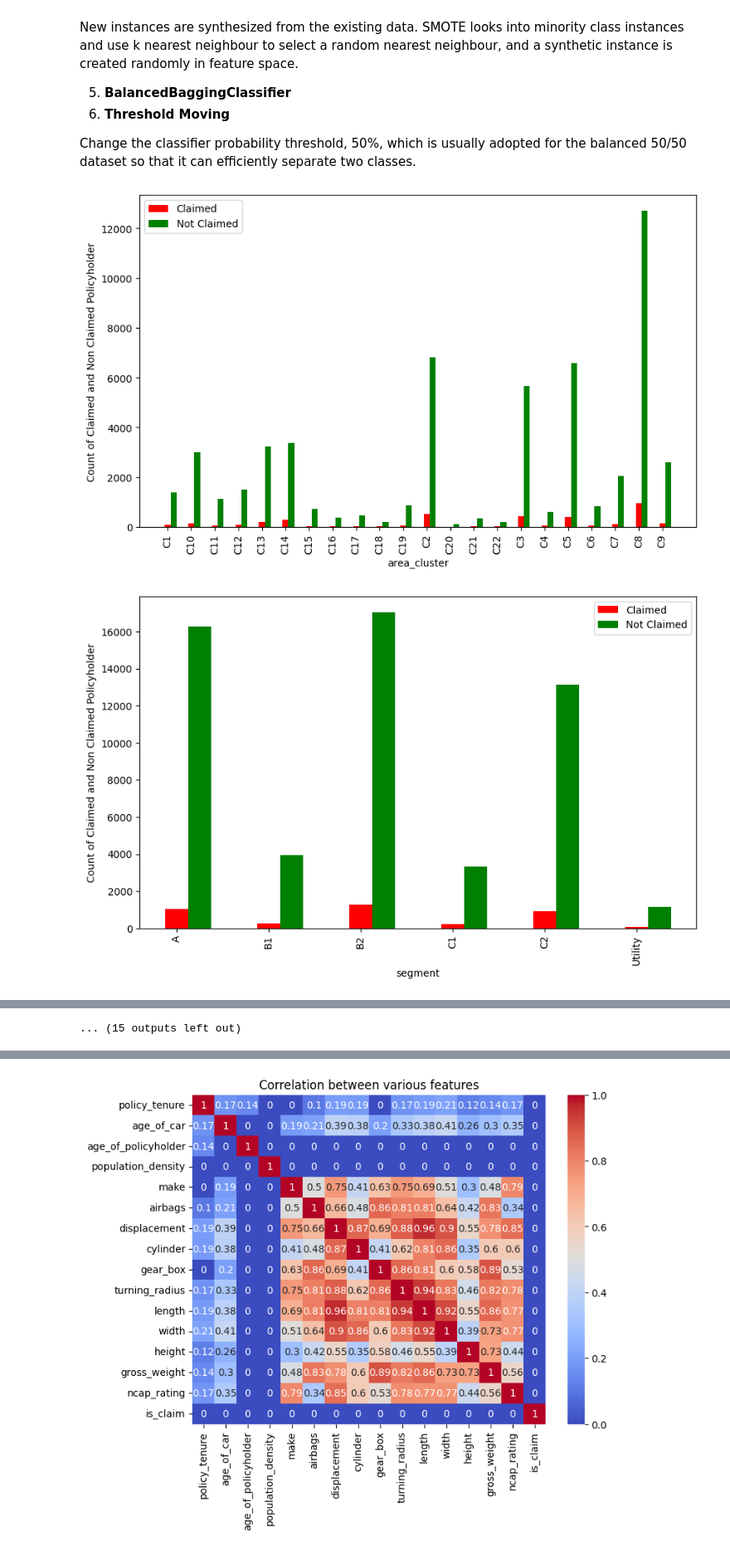
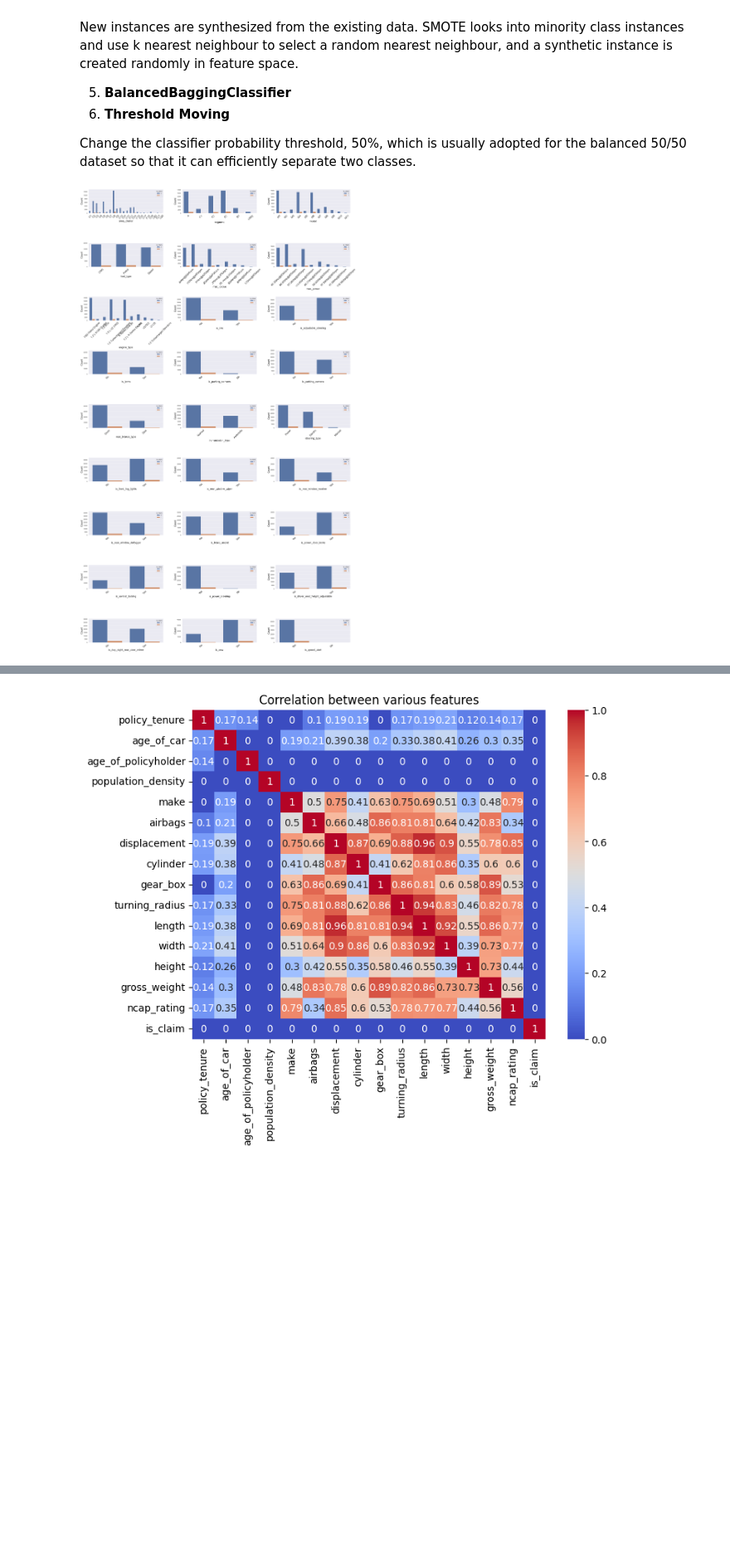
Before and after one commit to AI-13/Car-Insurance-Claim-Prediction, a Jupyter notebook: Car Insurance Claim Modelling 1.ipynb, the cells around one changed output, grey strips where cells are left out. Shown at 83% size. Drawn from its saved outputs; the diff is of its cells as text; code cells hidden in the pictures; blank space fills up the shorter version.

Commit message:
Tight_layout for the categorical variables visual. Train test split. Start modelling. Scikit learn installed.

```diff
--- a/Car Insurance Claim Modelling 1.ipynb
+++ b/Car Insurance Claim Modelling 1.ipynb
@@ -182,35 +174,26 @@ New instances are synthesized from the existing data. SMOTE looks into minority
 Change the classifier probability threshold, 50%, which is usually adopted for the balanced 50/50 dataset so that it can efficiently separate two classes.
 # %%
 ## VISUALIZE CATEGORICAL VARIABLES
-y_label = 'Count of Claimed and Non Claimed Policyholder'
-# Creating a dataframe with insurance claimed
-DF1 = DF[DF[Y_Variable] == 1]
-label_1 = 'Claimed'
-
-# Creating a dataframe with insurance not claimed
-DF2 = DF[DF[Y_Variable] == 0]
-label_2 = 'Not Claimed'
+y_label = 'Count'
 
 # Plotting each of the input variable against the count of policyholder that have filed a claim
-# Iterating all the columns of the X dataframe
-for col in Category_DF.columns:
-    plot_1 = DF1.groupby(col)[Y_Variable].count()
-    x = np.arange(len(plot_1))
-    width = 0.25
-    plt.figure(figsize=(10,6))
-    plt.bar(x, plot_1, width = width, label = label_1, color = 'r')
+ncols = 3
+nrows = len(Category_DF.columns)//ncols
 
-    plot_2 = DF2.groupby(col)[Y_Variable].count()
-    x2 = np.arange(len(plot_2))
-    plt.bar(x2 + width, plot_2, width = width, label = label_2, color = 'g')
+fig, axs = plt.subplots(nrows, ncols, figsize = (30, 50))
+axs = axs.flatten()
 
-    plt.legend()
-    plt.xlabel(str(col))
-    plt.ylabel(y_label)
-    plt.xticks(ticks=x, labels=plot_1.index, rotation = 90)
-    plt.xticks(ticks=x2, labels=plot_2.index, rotation = 90)
+for i, col in enumerate(Category_DF.columns):
+    ax = axs[i]
+    sns.countplot(data = DF,
+                  x= col, ax = ax,
+                  hue = 'is_claim')
 
-    plt.show()
+    ax.set_ylabel(y_label, fontsize = 20)
+    ax.set_xlabel(col, fontsize = 20)
+    ax.tick_params(axis='x', rotation=45, labelsize = 20)
+
+plt.tight_layout()
+plt.show()
 # %% [output]
-[figure, old version]
+[figure, new version]
-[figure, removed]
@@ -227 +199,0 @@ for col in Category_DF.columns:
-... (15 outputs left out)
```
Also changed, not shown: parts of 18 cells of this notebook, 1 other file.
